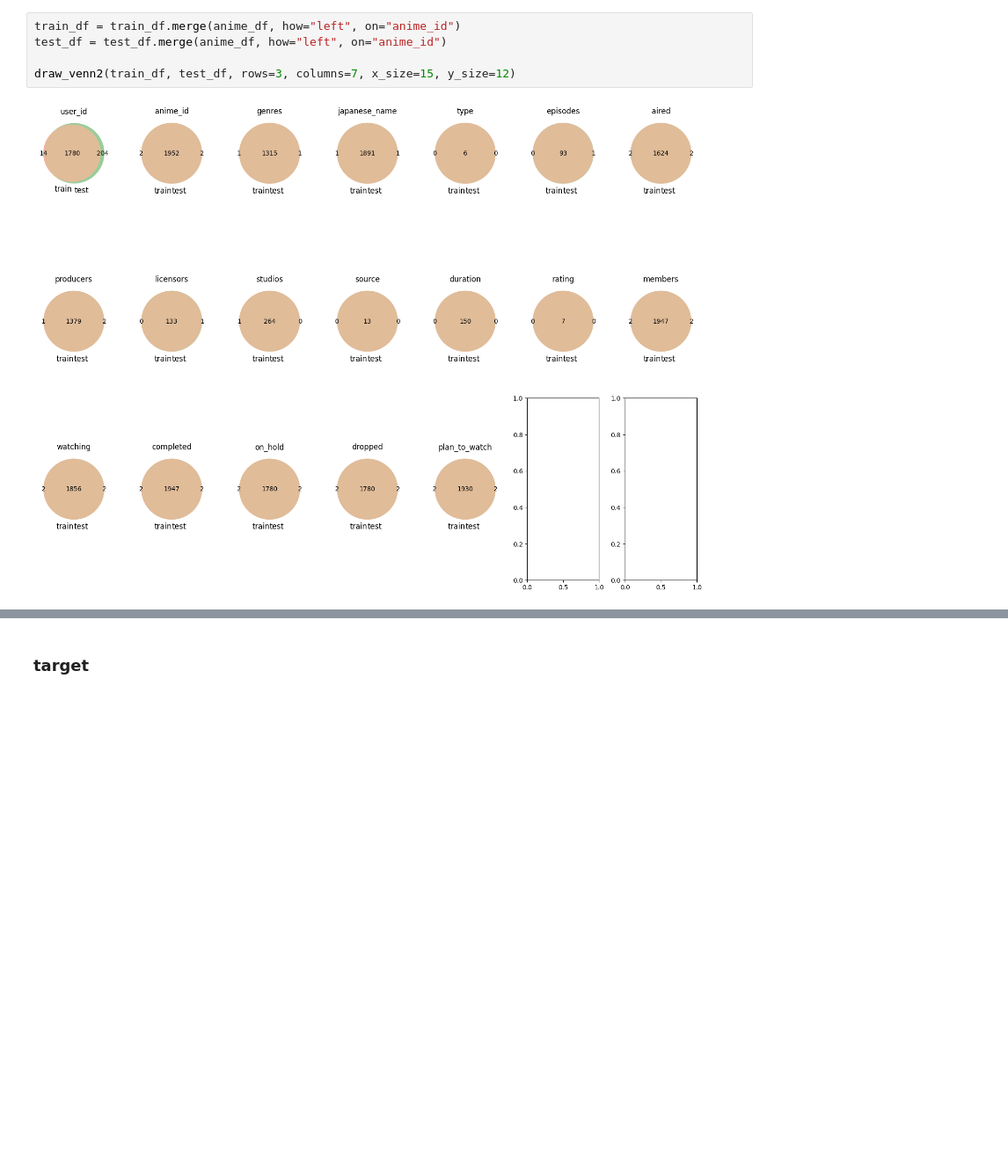
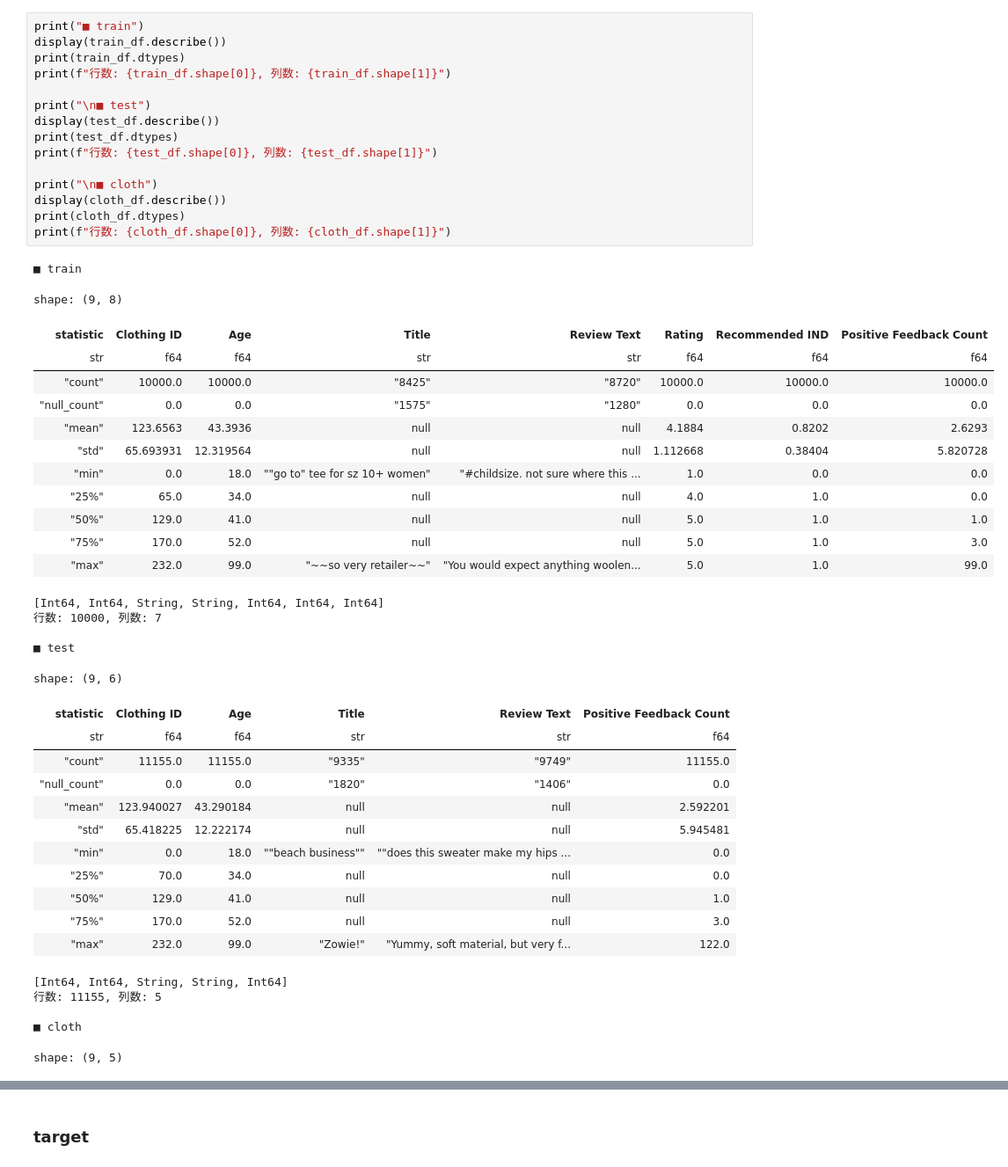
Before and after one commit to yumizu-da/atmaCup17, a Jupyter notebook: exp/000/eda.ipynb, the cells around one changed output, grey strips where cells are left out. Shown at 88% size. Drawn from its saved outputs; the diff is of its cells as text; blank space fills up the shorter version.

```diff
--- a/exp/000/eda.ipynb
+++ b/exp/000/eda.ipynb
@@ -120,7 +73,50 @@ None
-# %%
-train_df = train_df.merge(anime_df, how="left", on="anime_id")
-test_df = test_df.merge(anime_df, how="left", on="anime_id")
-
-draw_venn2(train_df, test_df, rows=3, columns=7, x_size=15, y_size=12)
-# %% [output]
-[figure, removed]
+# %%
+print("■ train")
+display(train_df.describe())
+print(train_df.dtypes)
+print(f"行数: {train_df.shape[0]}, 列数: {train_df.shape[1]}")
+
+print("\n■ test")
+display(test_df.describe())
+print(test_df.dtypes)
+print(f"行数: {test_df.shape[0]}, 列数: {test_df.shape[1]}")
+
+print("\n■ cloth")
+display(cloth_df.describe())
+print(cloth_df.dtypes)
+print(f"行数: {cloth_df.shape[0]}, 列数: {cloth_df.shape[1]}")
+# %% [output]
+■ train
+shape: (9, 8)
+| statistic | Clothing ID | Age | Title | Review Text | Rating | Recommended IND | Positive Feedback Count |
+| str | f64 | f64 | str | str | f64 | f64 | f64 |
+| "count" | 10000.0 | 10000.0 | "8425" | "8720" | 10000.0 | 10000.0 | 10000.0 |
+| "null_count" | 0.0 | 0.0 | "1575" | "1280" | 0.0 | 0.0 | 0.0 |
+| "mean" | 123.6563 | 43.3936 | null | null | 4.1884 | 0.8202 | 2.6293 |
+| "std" | 65.693931 | 12.319564 | null | null | 1.112668 | 0.38404 | 5.820728 |
+| "min" | 0.0 | 18.0 | ""go to" tee for sz 10+ women" | "#childsize. not sure where this ... | 1.0 | 0.0 | 0.0 |
+| "25%" | 65.0 | 34.0 | null | null | 4.0 | 1.0 | 0.0 |
+| "50%" | 129.0 | 41.0 | null | null | 5.0 | 1.0 | 1.0 |
+| "75%" | 170.0 | 52.0 | null | null | 5.0 | 1.0 | 3.0 |
+| "max" | 232.0 | 99.0 | "~~so very retailer~~" | "You would expect anything woolen... | 5.0 | 1.0 | 99.0 |
+[Int64, Int64, String, String, Int64, Int64, Int64]
+行数: 10000, 列数: 7
+
+■ test
+shape: (9, 6)
+| statistic | Clothing ID | Age | Title | Review Text | Positive Feedback Count |
+| str | f64 | f64 | str | str | f64 |
+| "count" | 11155.0 | 11155.0 | "9335" | "9749" | 11155.0 |
+| "null_count" | 0.0 | 0.0 | "1820" | "1406" | 0.0 |
+| "mean" | 123.940027 | 43.290184 | null | null | 2.592201 |
+| "std" | 65.418225 | 12.222174 | null | null | 5.945481 |
+| "min" | 0.0 | 18.0 | ""beach business"" | ""does this sweater make my hips ... | 0.0 |
+| "25%" | 70.0 | 34.0 | null | null | 0.0 |
+| "50%" | 129.0 | 41.0 | null | null | 1.0 |
+| "75%" | 170.0 | 52.0 | null | null | 3.0 |
+| "max" | 232.0 | 99.0 | "Zowie!" | "Yummy, soft material, but very f... | 122.0 |
+[Int64, Int64, String, String, Int64]
+行数: 11155, 列数: 5
+
+■ cloth
+shape: (9, 5)
```
Also changed, not shown: parts of 17 cells of this notebook, 18 other files.
